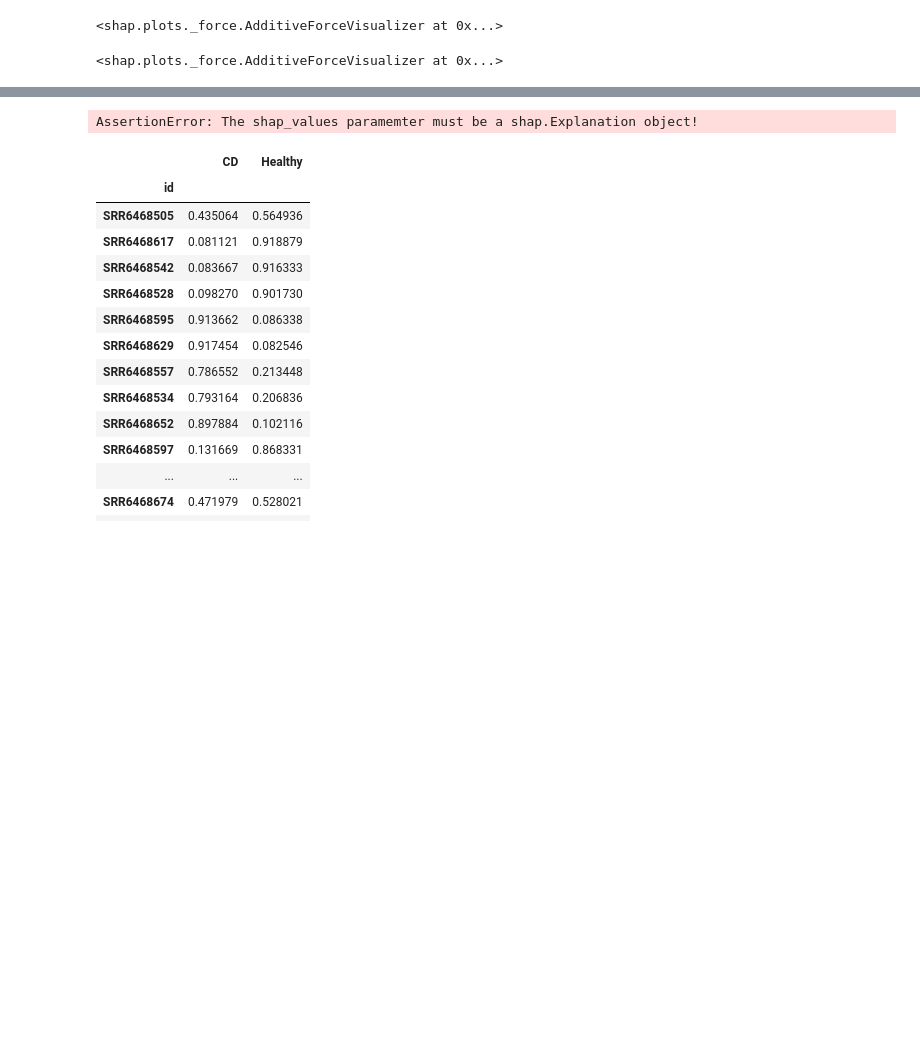
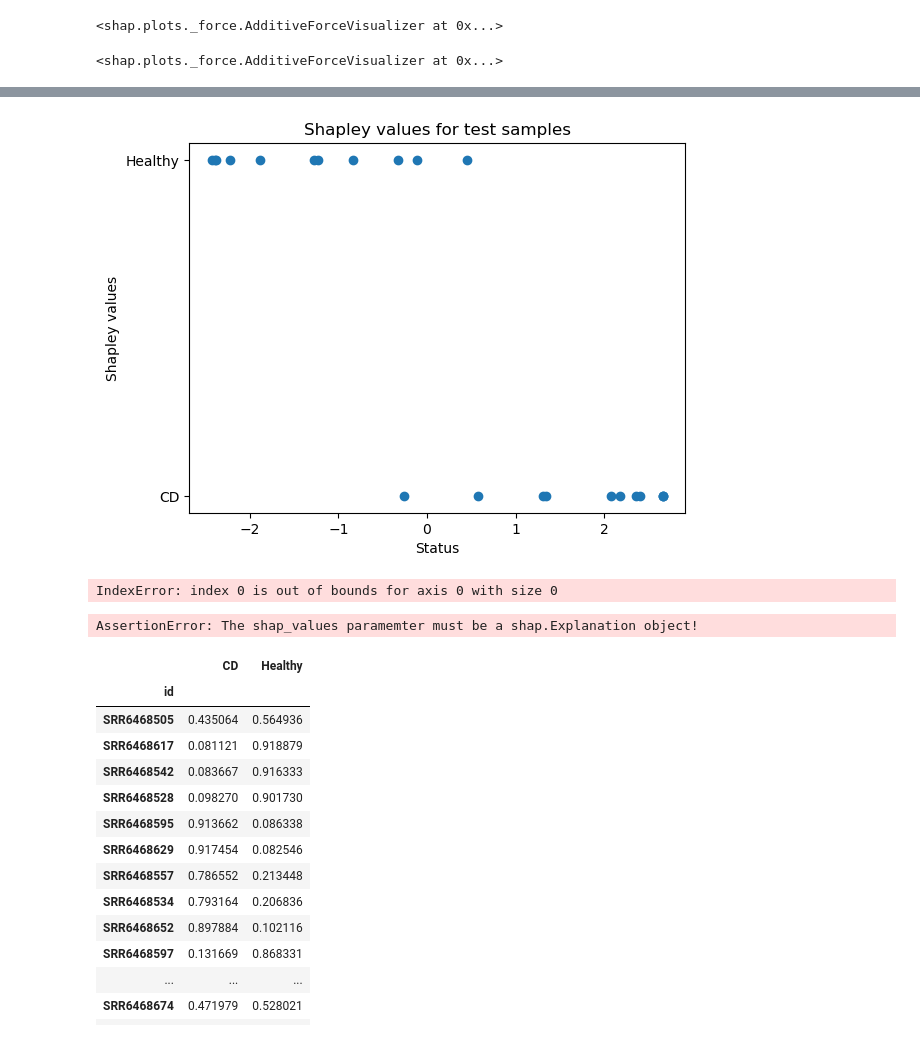
Before and after one commit to jindongmin/Meta_diseases_analyses, a Jupyter notebook: ipynb/CD_no_feature_selection.ipynb, the cells around one changed output, grey strips where cells are left out. Cells and saved outputs as stored; diff of their text form; code cells hidden in the pictures; blank space fills up the shorter version.

Commit message:
shapley scatter plot

```diff
--- a/ipynb/CD_no_feature_selection.ipynb
+++ b/ipynb/CD_no_feature_selection.ipynb
@@ -158,3 +178,28 @@ l = pred_probs.apply(logit, axis=1)
+# %%
+import matplotlib.pyplot as plt
+
+# Example data
+x = l
+y = md_test['Status']
+
+# Create a scatter plot
+plt.scatter(x, y)
+
+# Add a title
+plt.title('Shapley values for test samples')
+
+# Add axis labels
+plt.xlabel('Status')
+plt.ylabel('Shapley values')
+
+# Show the plot
+plt.show()
+# %% [output]
+[figure, added]
+# %%
+shap.plots.scatter(shap_values[:,"Status"])
+# %% [output]
+IndexError: index 0 is out of bounds for axis 0 with size 0
 # %%
 shap.plots.scatter(l,shap_values)
 # %% [output]
```
Also changed, not shown: parts of 6 cells of this notebook, 1 other file.
